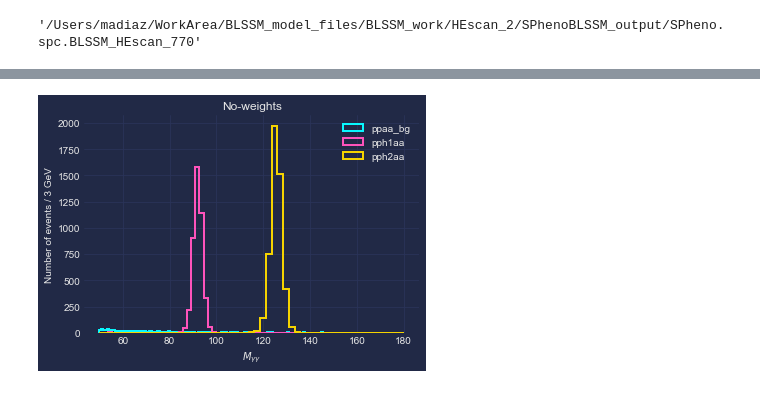
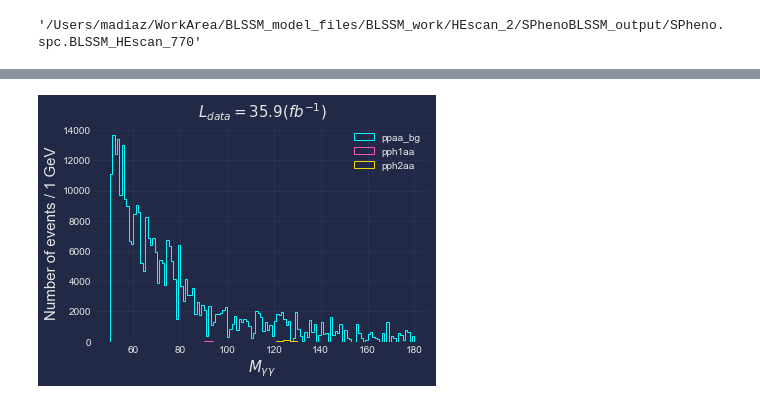
Before and after one commit to mjadiaz/BL-SSM, a Jupyter notebook: HepAid/BLSSM_analysis_2.ipynb, the cells around one changed output, grey strips where cells are left out. Cells and saved outputs as stored; diff of their text form; code cells hidden in the pictures.

```diff
--- a/HepAid/BLSSM_analysis_2.ipynb
+++ b/HepAid/BLSSM_analysis_2.ipynb
@@ -94,37 +147,47 @@ processes = ['ppaa_bg', 'pph1aa', 'pph2aa']
 
 for p in processes:
     root_file = Path(root_files_dir).joinpath(p).joinpath('tag_1_delphes_events.root')
 
 
     file = uproot.open(root_file)
     photons = file['Delphes']['Photon']
 
     select=ak.num(photons['Photon.PT'].array())==2
 
     a_PT = photons['Photon.PT'].array()[select]
     a_Phi = photons['Photon.Phi'].array()[select]
     a_Eta = photons['Photon.Eta'].array()[select]
     a_E = photons['Photon.E'].array()[select]
 
     a_px = a_PT*np.cos(a_Phi)
     a_py = a_PT*np.sin(a_Phi)
     a_pz = a_PT*np.sinh(a_Eta)
 
     imass_diph = np.sqrt(ak.sum(a_E,axis=1)**2-ak.sum(a_px,axis=1)**2-ak.sum(a_py,axis=1)**2-ak.sum(a_pz,axis=1)**2).to_numpy()
 
-    w1 = 3
-    n1 = int((imass_diph.max() - imass_diph.min())/w1)
+
+
+    cross_sections = file['Delphes;1']['Event.CrossSection'].array()
+    n_events_total = len(file['Delphes;1']['Event.CrossSection'].array())
+    cross_sections = cross_sections[select]
+    n_events = np.ones(len(cross_sections))*n_events_total
+    L_mc = n_events*(cross_sections**-1)
+    L_data = 35.9
+    weights=  (L_data*L_mc**-1)*10**3
+
+    w1 = 1
+    n1 = int((180 - 50)/w1)
 
 
     plt.hist(   imass_diph,bins=n1, range=(50, 180), density=False,
-                linewidth=2, histtype='step', label=p)
+                linewidth=1, histtype='step', label=p, weights=weights)
 
     plt.legend()
 
-plt.xlabel(r'$M_{\gamma\gamma}$')
-plt.ylabel('Number of events / 3 GeV')
-plt.title('No-weights')
+plt.xlabel(r'$M_{\gamma\gamma}$',fontsize=15)
+plt.ylabel('Number of events / {} GeV'.format(w1),fontsize=15)
+plt.title(r'$L_{data}=35.9 (fb^{-1})$',fontsize=15)
 #plt.title('Weights from Events in root file')
 plt.show()
 # %% [output]
-[figure, old version]
+[figure, new version]
```
Also changed, not shown: parts of 2 cells of this notebook.
